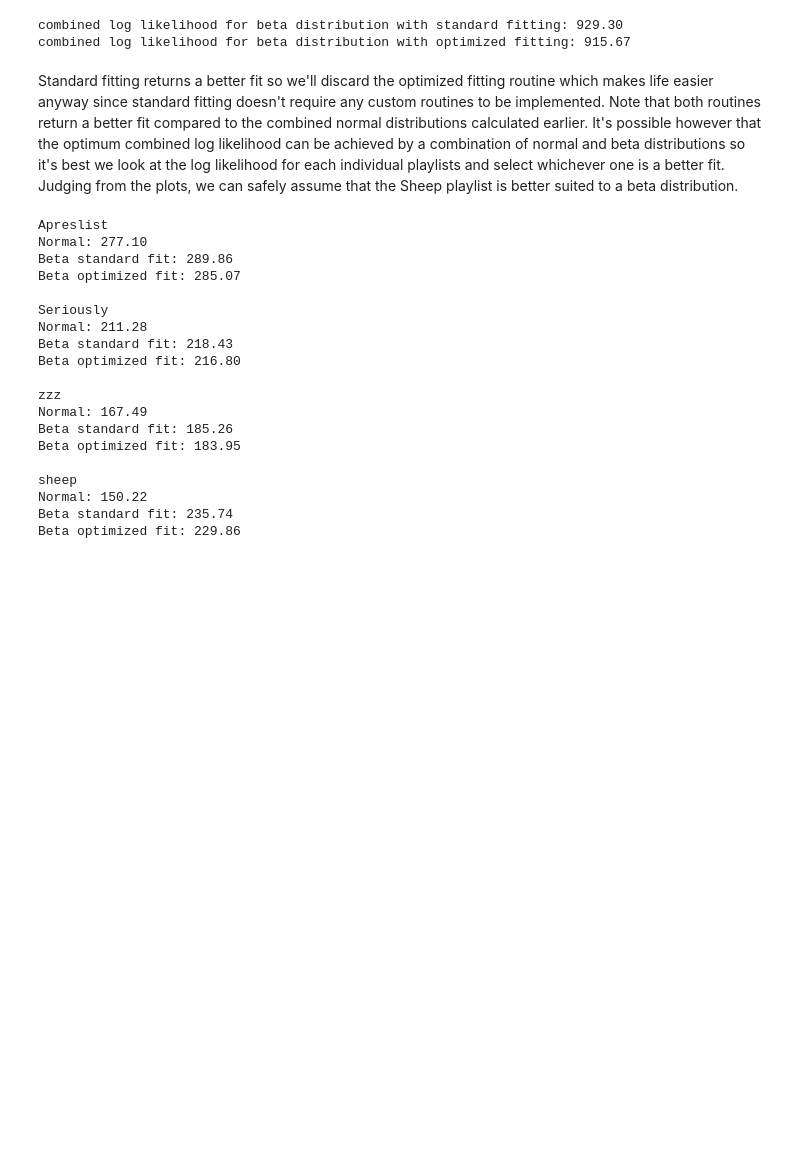
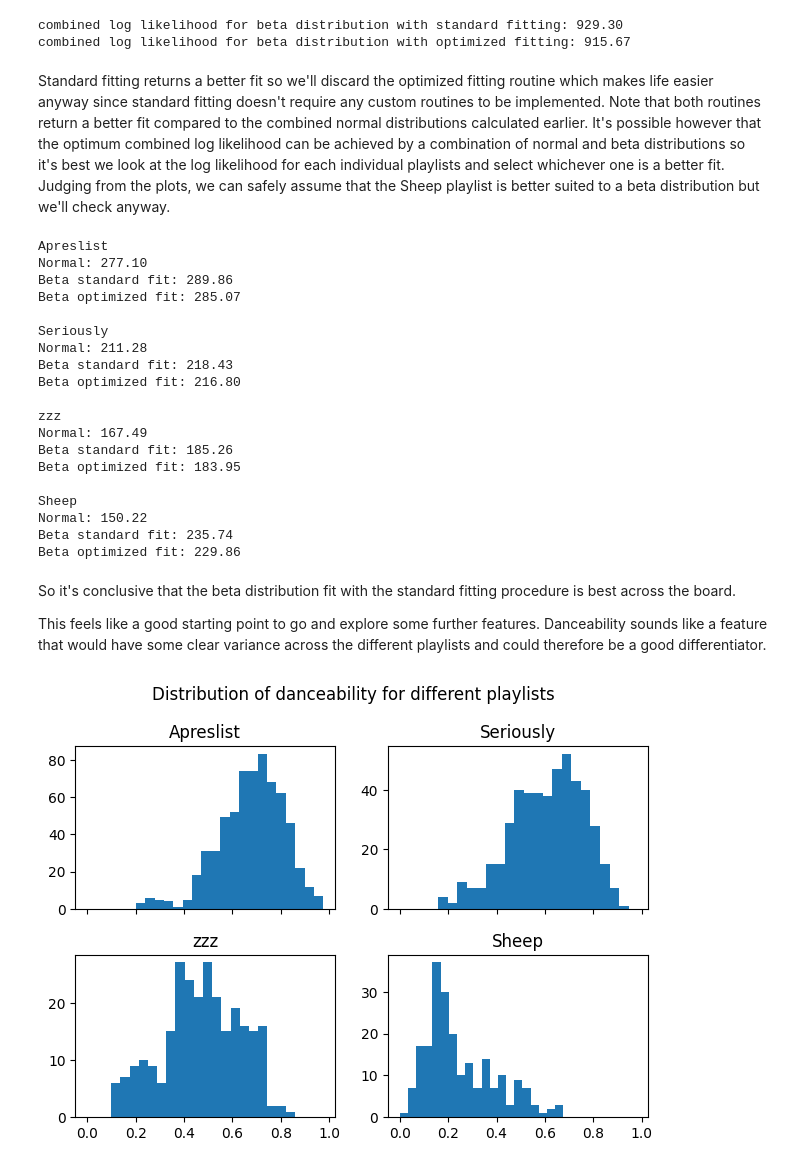
Before and after one commit to dbatten5/spauditify, a Jupyter notebook: poc.ipynb, the cells around one changed output. Saved outputs shown, nothing was run; the diff lists cells and outputs as text; code cells hidden in the pictures; blank space fills up the shorter version.

```diff
--- a/poc.ipynb
+++ b/poc.ipynb
@@ -259,7 +270,7 @@ print(f"combined log likelihood for beta distribution with optimized fitting: {n
 combined log likelihood for beta distribution with standard fitting: 929.30
 combined log likelihood for beta distribution with optimized fitting: 915.67
 # %% [markdown]
-Standard fitting returns a better fit so we'll discard the optimized fitting routine which makes life easier anyway since standard fitting doesn't require any custom routines to be implemented. Note that both routines return a better fit compared to the combined normal distributions calculated earlier. It's possible however that the optimum combined log likelihood can be achieved by a combination of normal and beta distributions so it's best we look at the log likelihood for each individual playlists and select whichever one is a better fit. Judging from the plots, we can safely assume that the Sheep playlist is better suited to a beta distribution.
+Standard fitting returns a better fit so we'll discard the optimized fitting routine which makes life easier anyway since standard fitting doesn't require any custom routines to be implemented. Note that both routines return a better fit compared to the combined normal distributions calculated earlier. It's possible however that the optimum combined log likelihood can be achieved by a combination of normal and beta distributions so it's best we look at the log likelihood for each individual playlists and select whichever one is a better fit. Judging from the plots, we can safely assume that the Sheep playlist is better suited to a beta distribution but we'll check anyway.
 # %%
 print("Apreslist")
 print(f"Normal: {np.sum(dist_1.logpdf(apreslist_M[:, energy_dim])):.2f}")
@@ -276,7 +287,7 @@ print(f"Normal: {np.sum(dist_3.logpdf(zzz_M[:, energy_dim])):.2f}")
 print(f"Beta standard fit: {np.sum(dist_3_b.logpdf(zzz_M[:, energy_dim])):.2f}")
 print(f"Beta optimized fit: {np.sum(dist_3_o.logpdf(zzz_M[:, energy_dim])):.2f}\n")
 
-print("sheep")
+print("Sheep")
 print(f"Normal: {np.sum(dist_4.logpdf(sheep_M[:, energy_dim])):.2f}")
 print(f"Beta standard fit: {np.sum(dist_4_b.logpdf(sheep_M[:, energy_dim])):.2f}")
 print(f"Beta optimized fit: {np.sum(dist_4_o.logpdf(sheep_M[:, energy_dim])):.2f}\n")
@@ -296,7 +307,7 @@ Normal: 167.49
 Beta standard fit: 185.26
 Beta optimized fit: 183.95
 
-sheep
+Sheep
 Normal: 150.22
 Beta standard fit: 235.74
 Beta optimized fit: 229.86
@@ -302,0 +317,23 @@ Beta optimized fit: 229.86
+# %% [markdown]
+So it's conclusive that the beta distribution fit with the standard fitting procedure is best across the board.
+
+This feels like a good starting point to go and explore some further features. Danceability sounds like a feature that would have some clear variance across the different playlists and could therefore be a good differentiator.
+# %%
+def plot_feature(feat_name: str, nbins: int = 20) -> None:
+    feat = features.index(feat_name)
+
+    fig, axs = plt.subplots(2, 2, tight_layout=True, sharex=True)
+    axs[0][0].hist(apreslist_M[:, feat], bins=nbins)
+    axs[0][0].set_title("Apreslist")
+    axs[0][1].hist(seriously_M[:, feat], bins=nbins)
+    axs[0][1].set_title("Seriously")
+    axs[1][0].hist(zzz_M[:, feat], bins=nbins)
+    axs[1][0].set_title("zzz")
+    axs[1][1].hist(sheep_M[:, feat], bins=nbins)
+    axs[1][1].set_title("Sheep")
+    fig.suptitle(f"Distribution of {feat_name} for different playlists")
+    plt.show()
+
+plot_feature("danceability")
+# %% [output]
+[figure, added]
```
Also changed, not shown: parts of 43 cells of this notebook, 2 other files.
